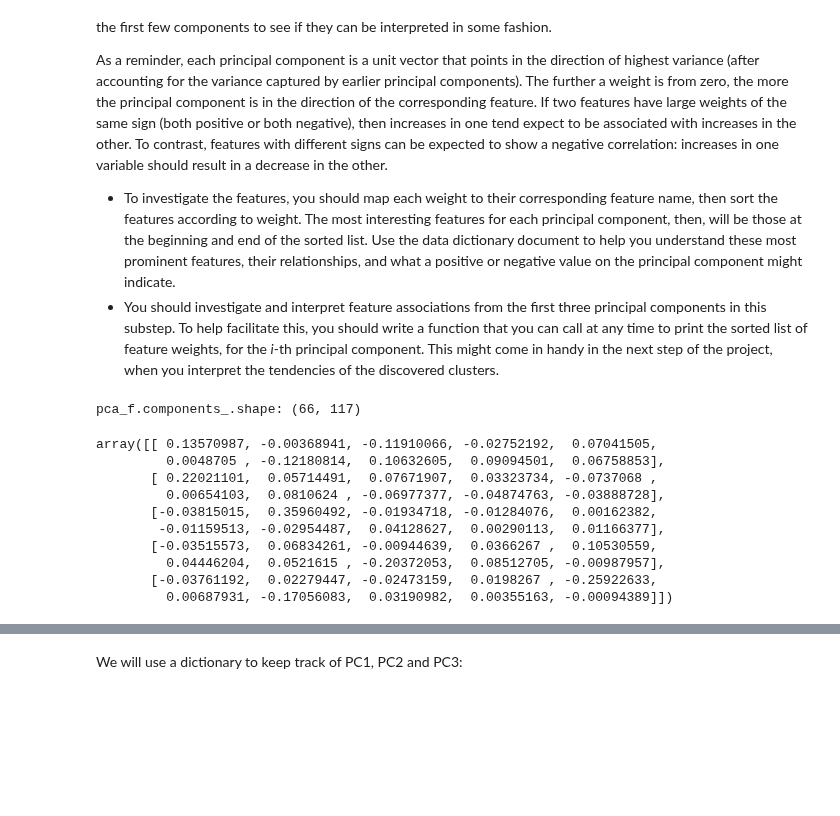
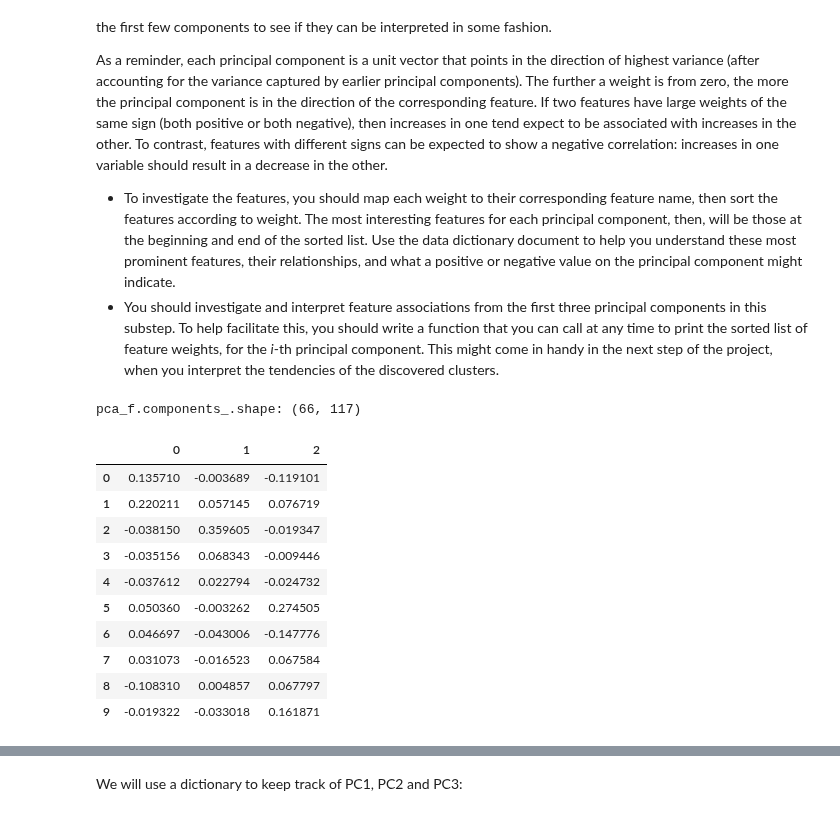
Before and after one commit to kinant/ud-ml-pytorch, a Jupyter notebook: Project 03/identify_customer_segments/Identify_Customer_Segments.ipynb, the cells around one changed output, grey strips where cells are left out. Cells and saved outputs as stored; diff of their text form; code cells hidden in the pictures; blank space fills up the shorter version.

```diff
--- a/Project 03/identify_customer_segments/Identify_Customer_Segments.ipynb
+++ b/Project 03/identify_customer_segments/Identify_Customer_Segments.ipynb
@@ -232,17 +234,18 @@ As a reminder, each principal component is a unit vector that points in the dire
 # %%
 # Investigate a sample of the components
 print(f"pca_f.components_.shape: {pca_final.components_.shape}")
-# Visualize a sample of the data
-pca_final.components_[:5, :10]
+# Visualize a sample of the data for components 1, 2 and 3.
+pd.DataFrame(pca_final.components_).iloc[:, 0:3].head(10)
 # %% [output]
 pca_f.components_.shape: (66, 117)
-array([[ 0.13570987, -0.00368941, -0.11910066, -0.02752192,  0.07041505,
-         0.0048705 , -0.12180814,  0.10632605,  0.09094501,  0.06758853],
-       [ 0.22021101,  0.05714491,  0.07671907,  0.03323734, -0.0737068 ,
-         0.00654103,  0.0810624 , -0.06977377, -0.04874763, -0.03888728],
-       [-0.03815015,  0.35960492, -0.01934718, -0.01284076,  0.00162382,
-        -0.01159513, -0.02954487,  0.04128627,  0.00290113,  0.01166377],
-       [-0.03515573,  0.06834261, -0.00944639,  0.0366267 ,  0.10530559,
-         0.04446204,  0.0521615 , -0.20372053,  0.08512705, -0.00987957],
-       [-0.03761192,  0.02279447, -0.02473159,  0.0198267 , -0.25922633,
-         0.00687931, -0.17056083,  0.03190982,  0.00355163, -0.00094389]])
+|  | 0 | 1 | 2 |
+| 0 | 0.135710 | -0.003689 | -0.119101 |
+| 1 | 0.220211 | 0.057145 | 0.076719 |
+| 2 | -0.038150 | 0.359605 | -0.019347 |
+| 3 | -0.035156 | 0.068343 | -0.009446 |
+| 4 | -0.037612 | 0.022794 | -0.024732 |
+| 5 | 0.050360 | -0.003262 | 0.274505 |
+| 6 | 0.046697 | -0.043006 | -0.147776 |
+| 7 | 0.031073 | -0.016523 | 0.067584 |
+| 8 | -0.108310 | 0.004857 | 0.067797 |
+| 9 | -0.019322 | -0.033018 | 0.161871 |
```
Also changed, not shown: parts of 32 cells of this notebook, 1 other file.
